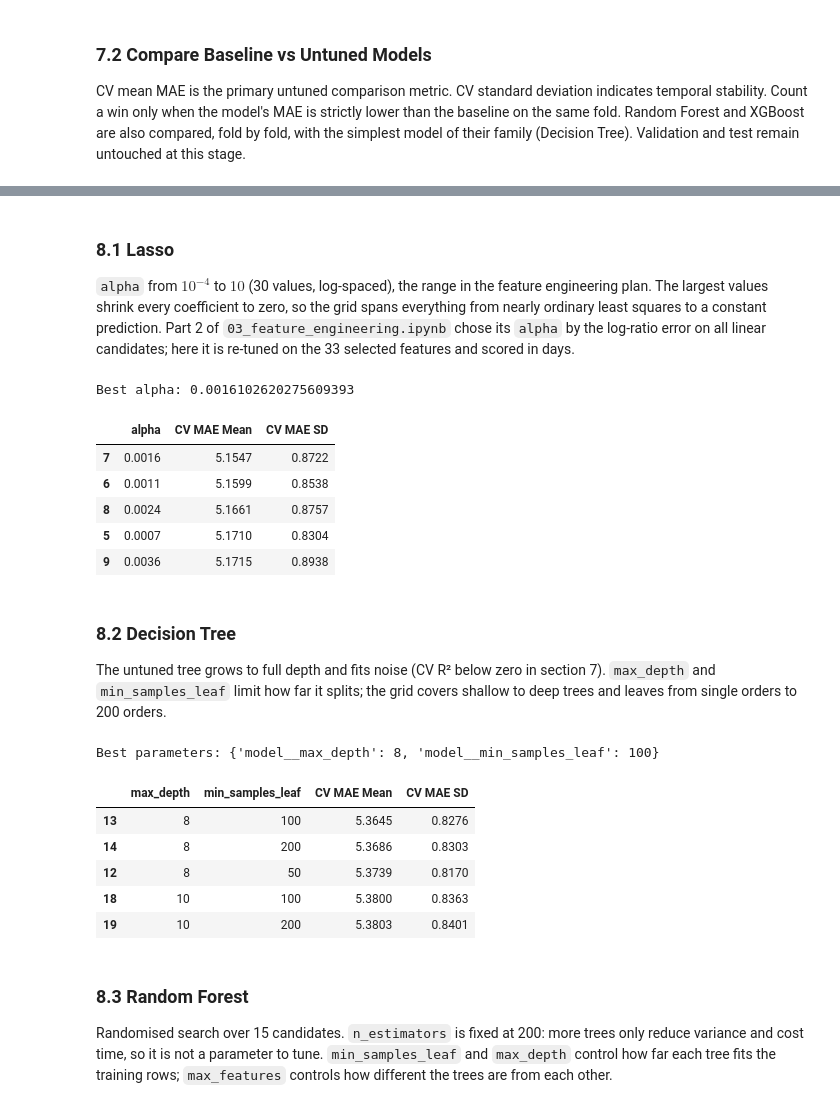
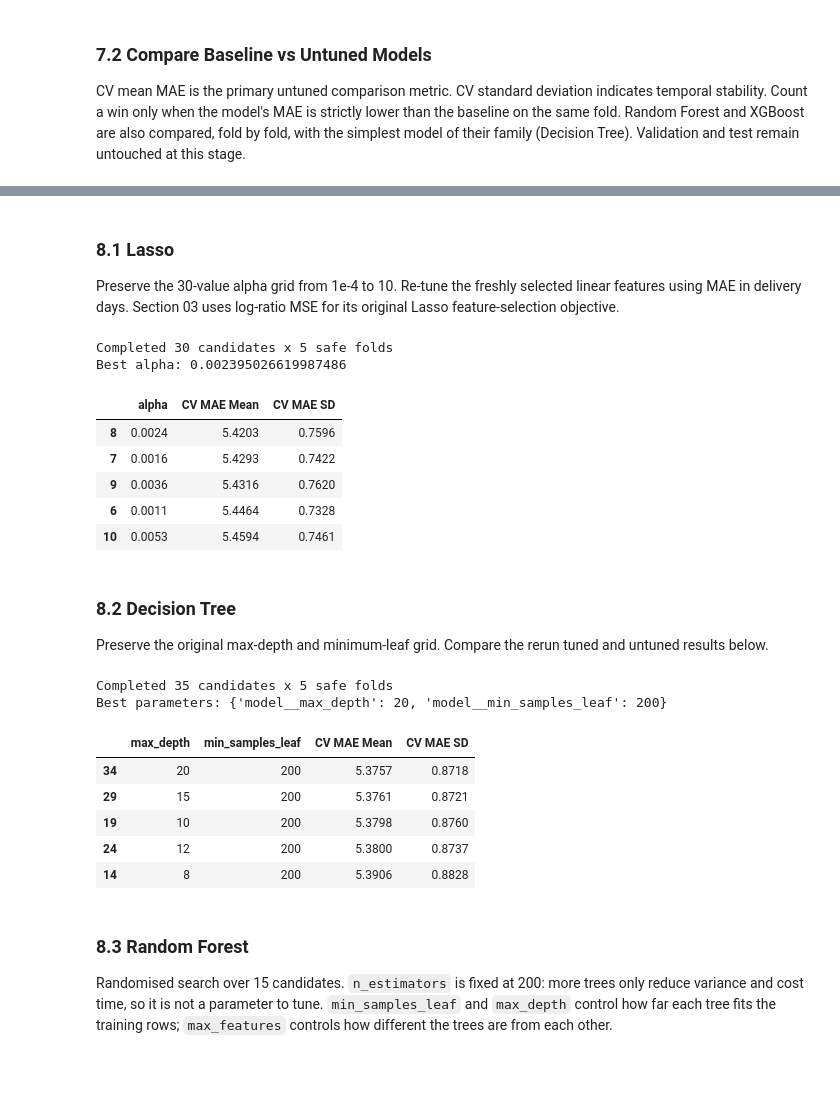
Before and after one commit to zhuamnq/Team2_IT5006_Ecommerce_Analytics_AY2627Sem1, a Jupyter notebook: notebooks/05_regression_delivery_time.ipynb, the cells around one changed output, grey strips where cells are left out. Drawn from its saved outputs; the diff is of its cells as text; code cells hidden in the pictures; blank space fills up the shorter version.

```diff
--- a/notebooks/05_regression_delivery_time.ipynb
+++ b/notebooks/05_regression_delivery_time.ipynb
@@ -176,7 +188,7 @@ random_forest_model = Pipeline([
     ("preprocessor", clone(tree_preprocessor)),
     ("model", RandomForestRegressor(
         random_state=RANDOM_STATE,
-        n_jobs=-1,
+        n_jobs=4,
     )),
 ])
 # %% [markdown]
@@ -187,7 +199,7 @@ xgboost_model = Pipeline([
     ("model", XGBRegressor(
         objective="reg:squarederror",
         random_state=RANDOM_STATE,
-        n_jobs=-1,
+        n_jobs=4,
     )),
 ])
 # %% [markdown]
@@ -201,6 +213,6 @@ Materialize five expanding-window folds once and reuse those exact boundaries fo
 # %%
-tscv = TimeSeriesSplit(n_splits=CV_FOLDS)
-cv_folds = list(tscv.split(train_df))
+cv_data, cv_audit = regression_cv_data(df, CV_FOLDS)
+display(cv_audit)
 
 candidate_models = {
     "Promise Baseline": (promise_baseline, ["promised_delivery_days"]),
@@ -210,13 +222,11 @@ candidate_models = {
     "XGBoost": (xgboost_model, tree_features),
 }
 
-def evaluate_time_series_cv(models, frame, folds):
+def evaluate_time_series_cv(models, data):
     """Return fold metrics in delivery days using shared chronological splits."""
     records = []
     for name, (model, columns) in models.items():
-        for fold, (fit_indices, eval_indices) in enumerate(folds, start=1):
-            fold_train = frame.iloc[fit_indices]
-            fold_eval = frame.iloc[eval_indices]
+        for fold, (fold_train, fold_eval) in enumerate(data, start=1):
             fitted_model = clone(model).fit(
                 fold_train[columns], fold_train["target_log_ratio"]
             )
@@ -235,4 +245,4 @@ def evaluate_time_series_cv(models, frame, folds):
             })
     return pd.DataFrame(records)
 
-cv_results = evaluate_time_series_cv(candidate_models, train_df, cv_folds)
+cv_results = evaluate_time_series_cv(candidate_models, cv_data)
@@ -333,61 +361,57 @@ best_params = {}
 # %% [markdown]
 ### 8.1 Lasso
 
-`alpha` from $10^{-4}$ to $10$ (30 values, log-spaced), the range in the feature engineering plan. The largest values shrink every coefficient to zero, so the grid spans everything from nearly ordinary least squares to a constant prediction. Part 2 of `03_feature_engineering.ipynb` chose its `alpha` by the log-ratio error on all linear candidates; here it is re-tuned on the 33 selected features and scored in days.
+Preserve the 30-value alpha grid from 1e-4 to 10. Re-tune the freshly selected linear features using MAE in delivery days. Section 03 uses log-ratio MSE for its original Lasso feature-selection objective.
 # %%
 lasso_model = Pipeline([
     ("preprocessor", clone(linear_preprocessor)),
     ("model", Lasso(max_iter=20000)),
 ])
 
-lasso_search = GridSearchCV(
+lasso_search = safe_search(
     lasso_model,
     {"model__alpha": np.logspace(-4, 1, 30)},
-    scoring=mae_days,
-    cv=cv_folds,
-    n_jobs=-1,
-    refit=False,
-).fit(X_train_linear, y_train_ratio)
+    columns=linear_features,
+)
 
 best_params["Lasso"] = lasso_search.best_params_
 print("Best alpha:", lasso_search.best_params_["model__alpha"])
 display(search_summary(lasso_search))
 # %% [output]
-Best alpha: 0.0016102620275609393
+Completed 30 candidates x 5 safe folds
+Best alpha: 0.002395026619987486
 |  | alpha | CV MAE Mean | CV MAE SD |
-| 7 | 0.0016 | 5.1547 | 0.8722 |
-| 6 | 0.0011 | 5.1599 | 0.8538 |
-| 8 | 0.0024 | 5.1661 | 0.8757 |
-| 5 | 0.0007 | 5.1710 | 0.8304 |
-| 9 | 0.0036 | 5.1715 | 0.8938 |
+| 8 | 0.0024 | 5.4203 | 0.7596 |
+| 7 | 0.0016 | 5.4293 | 0.7422 |
+| 9 | 0.0036 | 5.4316 | 0.7620 |
+| 6 | 0.0011 | 5.4464 | 0.7328 |
+| 10 | 0.0053 | 5.4594 | 0.7461 |
 # %% [markdown]
 ### 8.2 Decision Tree
 
-The untuned tree grows to full depth and fits noise (CV R² below zero in section 7). `max_depth` and `min_samples_leaf` limit how far it splits; the grid covers shallow to deep trees and leaves from single orders to 200 orders.
+Preserve the original max-depth and minimum-leaf grid. Compare the rerun tuned and untuned results below.
 # %%
-decision_tree_search = GridSearchCV(
+decision_tree_search = safe_search(
     decision_tree_model,
     {
         "model__max_depth": [4, 6, 8, 10, 12, 15, 20],
         "model__min_samples_leaf": [1, 10, 50, 100, 200],
     },
-    scoring=mae_days,
-    cv=cv_folds,
-    n_jobs=-1,
-    refit=False,
-).fit(X_train_tree, y_train_ratio)
+    columns=tree_features,
+)
 
 best_params["Decision Tree"] = decision_tree_search.best_params_
 print("Best parameters:", decision_tree_search.best_params_)
 display(search_summary(decision_tree_search))
 # %% [output]
-Best parameters: {'model__max_depth': 8, 'model__min_samples_leaf': 100}
+Completed 35 candidates x 5 safe folds
+Best parameters: {'model__max_depth': 20, 'model__min_samples_leaf': 200}
 |  | max_depth | min_samples_leaf | CV MAE Mean | CV MAE SD |
-| 13 | 8 | 100 | 5.3645 | 0.8276 |
-| 14 | 8 | 200 | 5.3686 | 0.8303 |
-| 12 | 8 | 50 | 5.3739 | 0.8170 |
-| 18 | 10 | 100 | 5.3800 | 0.8363 |
-| 19 | 10 | 200 | 5.3803 | 0.8401 |
+| 34 | 20 | 200 | 5.3757 | 0.8718 |
+| 29 | 15 | 200 | 5.3761 | 0.8721 |
+| 19 | 10 | 200 | 5.3798 | 0.8760 |
+| 24 | 12 | 200 | 5.3800 | 0.8737 |
+| 14 | 8 | 200 | 5.3906 | 0.8828 |
 # %% [markdown]
 ### 8.3 Random Forest
 
```
Also changed, not shown: parts of 41 cells of this notebook, 1 other file.
